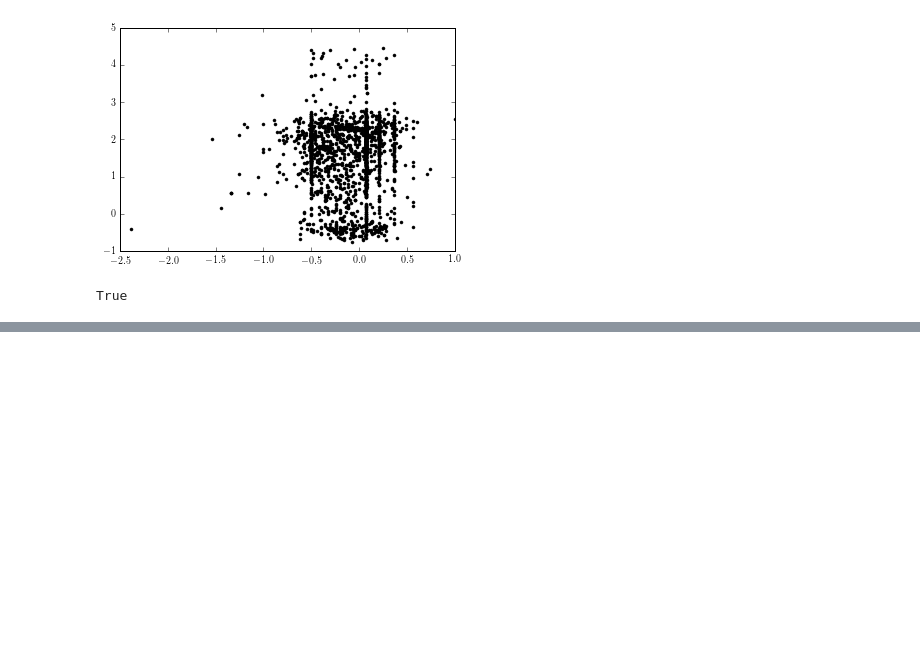
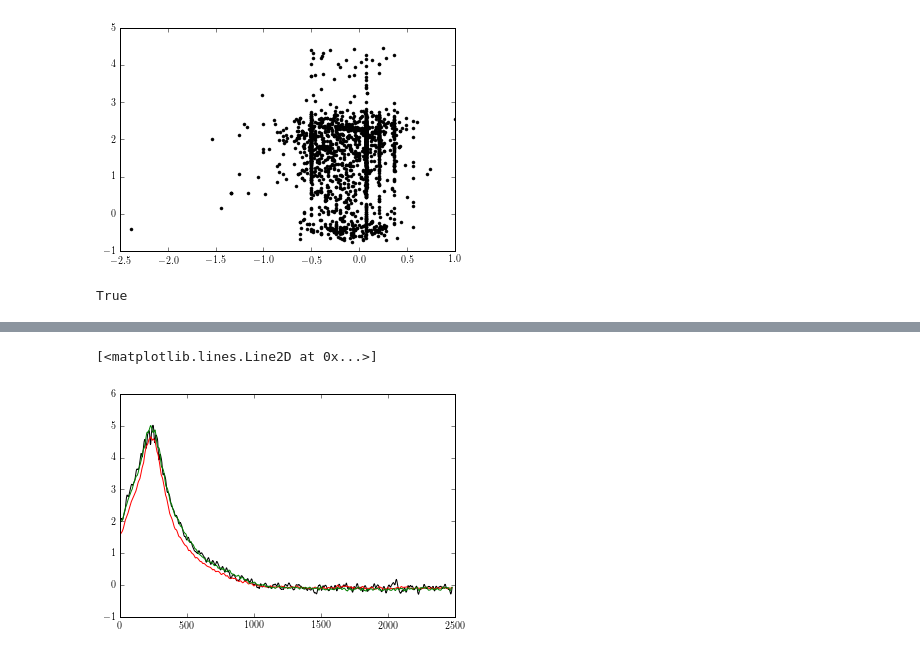
Before and after one commit to dfm/AsteroCannon, a Jupyter notebook: Untitled.ipynb, the cells around one changed output, grey strips where cells are left out. Drawn from its saved outputs; the diff is of its cells as text; code cells hidden in the pictures; blank space fills up the shorter version.

```diff
--- a/Untitled.ipynb
+++ b/Untitled.ipynb
@@ -158,0 +138,13 @@ print(r)
+# %%
+def neglnlike(theta, y0):
+    A = get_A(np.atleast_2d(theta))
+    mu = np.dot(A, weights)[0]
+    return 0.5 * np.mean((mu - y0)**2)
+# %%
+ind = 670
+xx = x[ind]
+yy = P[ind]
+# %%
+print(neglnlike(xx, yy))
+r = minimize(neglnlike, xx + 0.5*np.random.randn(len(xx)), args=(yy, ))
+print(r)
@@ -168,0 +171,14 @@ print(labels[ind])
+# %%
+A = get_A(np.atleast_2d(xx))
+mu_1 = np.dot(A, weights)[0]
+A = get_A(np.atleast_2d(r.x))
+mu_2 = np.dot(A, weights)[0]
+# %%
+pl.plot(yy, "k")
+pl.plot(mu_1, "r")
+pl.plot(mu_2, "g")
+
+# pl.xlim(0, 500)
+# %% [output]
+[<matplotlib.lines.Line2D at 0x...>]
+[figure, added]
```
Also changed, not shown: parts of 13 cells of this notebook.
